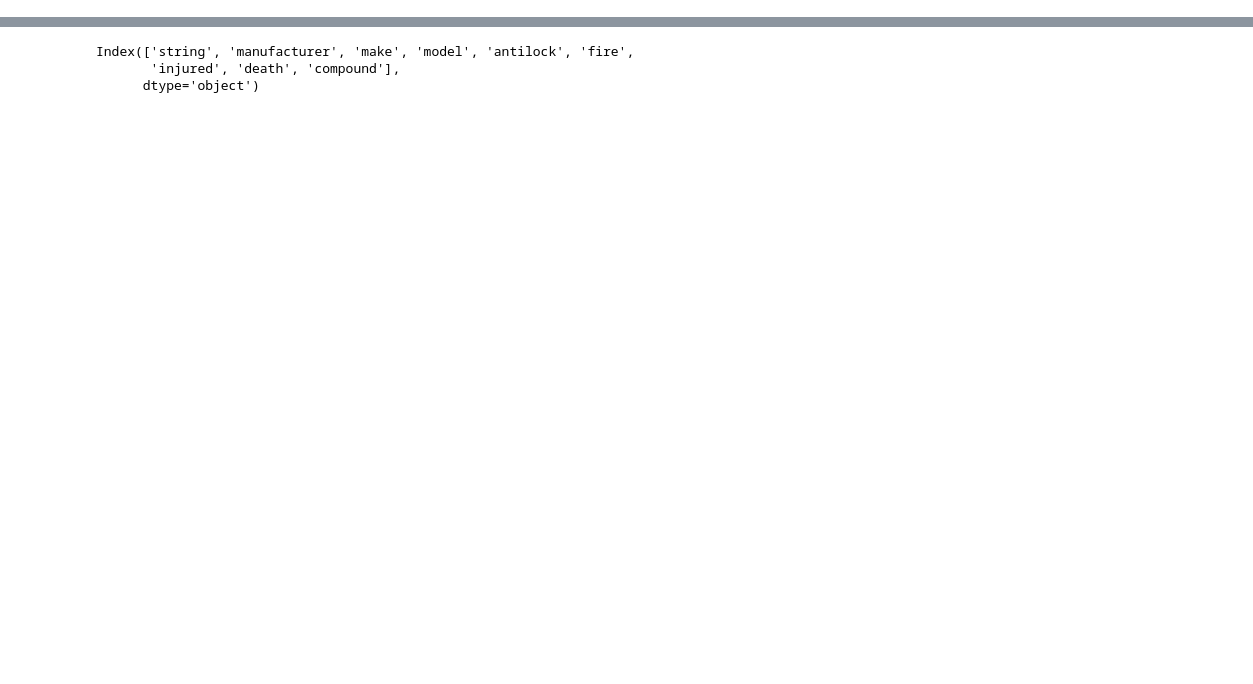
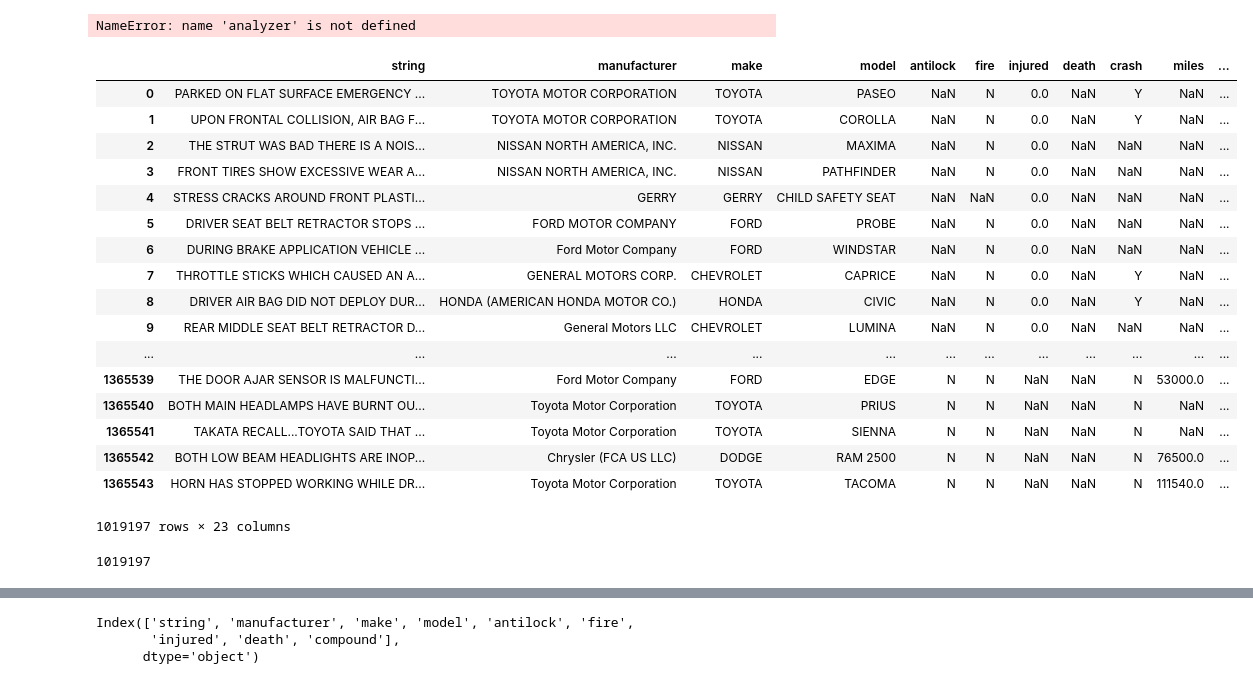
Before and after one commit to bmart847/RecallAnalysis, a Jupyter notebook: cars.ipynb, the cells around one changed output, grey strips where cells are left out. Drawn from its saved outputs; the diff is of its cells as text; code cells hidden in the pictures; blank space fills up the shorter version.

Commit message:
Added all numeric columns to frankenframe. Sentiment now properly fills.

```diff
--- a/cars.ipynb
+++ b/cars.ipynb
@@ -7,5 +8,5 @@ pd.options.display.max_colwidth = 300
 # %%
-carData = pd.read_table(r"C:\Users\owen\Desktop\RecallAnalysis\FLAT_CMPL\FLAT_CMPL.txt",error_bad_lines = False,  encoding = 'ISO-8859-1')
+carData = pd.read_table(r"C:\Users\owen.sanders\Downloads\RecallAnalysis-master\FLAT_CMPL\FLAT_CMPL.txt", error_bad_lines = False,  encoding = 'ISO-8859-1')
 # %% [output]
 b'Skipping line 562494: expected 49 fields, saw 70\n'
 b'Skipping line 1032227: expected 49 fields, saw 50\n'
@@ -17,3 +18,5 @@ b'Skipping line 1331347: expected 49 fields, saw 50\nSkipping line 1334670: expe
+# %%
+carData.columns = ['cmplid', 'odino', 'mfr_name', 'maketxt', 'modeltxt','yeartxt', 'crash','faildate','fire','injured','deaths','compdesc','city', 'state', 'vin','datea', 'ldate', 'miles', 'occurences', 'cdescr', 'cmpl_type', 'police_rpt_yn', 'purch_dt', 'orig_owner_yn', 'anti_breaks_yn', 'cruise_cont_yn', 'num_cyls', 'drive_train', 'fuel_sys', 'fuel_type', 'trans_type', 'veh_speed', 'dot', 'tire_size', 'loc_of_tire', 'tire_fail_type','orig_equip_yn', 'manuf_dt', 'seat_type', 'restraint_type', 'dealer_name', 'dealer_tel', 'dealer_city', 'dealer_state', 'dealer_zip', 'prod_type', 'repaired_yn', 'medical_attn', 'veichles_towed_yn']
 # %%
 analyzer = SentimentIntensityAnalyzer()
 # %%
@@ -52,2 +48,33 @@ frankenFrame['death'] = carData['0.1']
+# %%
+test = analyzer.polarity_scores("")
+print(test)
+# %% [output]
+NameError: name 'analyzer' is not defined
+# %%
+#Collecting all of the numeric data into a lovely franken frame. Strings are also taken. This allows us to mine sentiment.
+# all possible columns = 'cmplid', 'odino', 'mfr_name', 'maketxt', 'modeltxt','yeartxt', 'crash','faildate','fire','injured','deaths','compdesc','city', 'state', 'vin','datea', 'ldate', 'miles', 'occurences', 'cdescr', 'cmpl_type', 'police_rpt_yn', 'purch_dt', 'orig_owner_yn', 'anti_breaks_yn', 'cruise_cont_yn', 'num_cyls', 'drive_train', 'fuel_sys', 'fuel_type', 'trans_type', 'veh_speed', 'dot', 'tire_size', 'loc_of_tire', 'tire_fail_type','orig_equip_yn', 'manuf_dt', 'seat_type', 'restraint_type', 'dealer_name', 'dealer_tel', 'dealer_city', 'dealer_state', 'dealer_zip', 'prod_type', 'repaired_yn', 'medical_attn', 'veichles_towed_yn'
+frankenFrame = pd.DataFrame(columns = ['string', 'manufacturer', 'make', 'model', 'antilock', 'fire', 'injured', 'death','crash', 'miles', 'police_rpt_yn', 'cruise_cont_yn', 'fuel_sys', 'trans_type', 'veh_speed', 'tire_size', 'orig_equip_yn', 'seat_type', 'restraint_type', 'repaired_yn', 'medical_attn', 'veichles_towed_yn', 'compound',])
+#frankenFrame['ComplaintNum'] = carData['1'] # No longer kept track of in order to drop duplicates.
+frankenFrame['string'] = carData['cdescr']
+frankenFrame['manufacturer'] = carData['mfr_name']
+frankenFrame['make'] = carData['maketxt']
+frankenFrame['model'] = carData['modeltxt']
+frankenFrame['antilock'] = carData['anti_breaks_yn']
+frankenFrame['fire'] = carData['fire']
+frankenFrame['injured'] = carData['injured']
+frankenFrame['crash'] = carData['crash']
+frankenFrame['miles'] = carData['miles']
+frankenFrame['police_rpt_yn'] = carData['police_rpt_yn']
+frankenFrame['cruise_cont_yn'] = carData['cruise_cont_yn']
+frankenFrame['fuel_sys'] = carData['fuel_sys']
+frankenFrame['trans_type'] = carData['trans_type']
+frankenFrame['veh_speed'] = carData['veh_speed']
+frankenFrame['tire_size'] = carData['tire_size']
+frankenFrame['orig_equip_yn'] = carData['orig_equip_yn']
+frankenFrame['seat_type'] = carData['seat_type']
+frankenFrame['restraint_type'] = carData['restraint_type']
+frankenFrame['repaired_yn'] = carData['repaired_yn']
+frankenFrame['medical_attn'] = carData['medical_attn']
+frankenFrame['veichles_towed_yn'] = carData['veichles_towed_yn']
 # %%
 #cleaning repeated rows.
@@ -55,5 +82,31 @@ frankenFrame = frankenFrame.drop_duplicates()
 # %%
 frankenFrame = frankenFrame[pd.notnull(frankenFrame['string'])]
+# %%
+frankenFrame
+# %% [output]
+|  | string | manufacturer | make | model | antilock | fire | injured | death | crash | miles | ... |
+| 0 | PARKED ON FLAT SURFACE EMERGENCY ... | TOYOTA MOTOR CORPORATION | TOYOTA | PASEO | NaN | N | 0.0 | NaN | Y | NaN | ... |
+| 1 | UPON FRONTAL COLLISION, AIR BAG F... | TOYOTA MOTOR CORPORATION | TOYOTA | COROLLA | NaN | N | 0.0 | NaN | Y | NaN | ... |
+| 2 | THE STRUT WAS BAD THERE IS A NOIS... | NISSAN NORTH AMERICA, INC. | NISSAN | MAXIMA | NaN | N | 0.0 | NaN | NaN | NaN | ... |
+| 3 | FRONT TIRES SHOW EXCESSIVE WEAR A... | NISSAN NORTH AMERICA, INC. | NISSAN | PATHFINDER | NaN | N | 0.0 | NaN | NaN | NaN | ... |
+| 4 | STRESS CRACKS AROUND FRONT PLASTI... | GERRY | GERRY | CHILD SAFETY SEAT | NaN | NaN | 0.0 | NaN | NaN | NaN | ... |
+| 5 | DRIVER SEAT BELT RETRACTOR STOPS ... | FORD MOTOR COMPANY | FORD | PROBE | NaN | N | 0.0 | NaN | NaN | NaN | ... |
+| 6 | DURING BRAKE APPLICATION VEHICLE ... | Ford Motor Company | FORD | WINDSTAR | NaN | N | 0.0 | NaN | NaN | NaN | ... |
+| 7 | THROTTLE STICKS WHICH CAUSED AN A... | GENERAL MOTORS CORP. | CHEVROLET | CAPRICE | NaN | N | 0.0 | NaN | Y | NaN | ... |
+| 8 | DRIVER AIR BAG DID NOT DEPLOY DUR... | HONDA (AMERICAN HONDA MOTOR CO.) | HONDA | CIVIC | NaN | N | 0.0 | NaN | Y | NaN | ... |
+| 9 | REAR MIDDLE SEAT BELT RETRACTOR D... | General Motors LLC | CHEVROLET | LUMINA | NaN | N | 0.0 | NaN | NaN | NaN | ... |
+| ... | ... | ... | ... | ... | ... | ... | ... | ... | ... | ... | ... |
+| 1365539 | THE DOOR AJAR SENSOR IS MALFUNCTI... | Ford Motor Company | FORD | EDGE | N | N | NaN | NaN | N | 53000.0 | ... |
+| 1365540 | BOTH MAIN HEADLAMPS HAVE BURNT OU... | Toyota Motor Corporation | TOYOTA | PRIUS | N | N | NaN | NaN | N | NaN | ... |
+| 1365541 | TAKATA RECALL...TOYOTA SAID THAT ... | Toyota Motor Corporation | TOYOTA | SIENNA | N | N | NaN | NaN | N | NaN | ... |
+| 1365542 | BOTH LOW BEAM HEADLIGHTS ARE INOP... | Chrysler (FCA US LLC) | DODGE | RAM 2500 | N | N | NaN | NaN | N | 76500.0 | ... |
+| 1365543 | HORN HAS STOPPED WORKING WHILE DR... | Toyota Motor Corporation | TOYOTA | TACOMA | N | N | NaN | NaN | N | 111540.0 | ... |
+1019197 rows × 23 columns
+# %%
+total_rows = frankenFrame.count()
+print (total_rows['string'])
+# %% [output]
+1019197
 # %%
 #vs = np.array()
 
```
Also changed, not shown: parts of 34 cells of this notebook.
